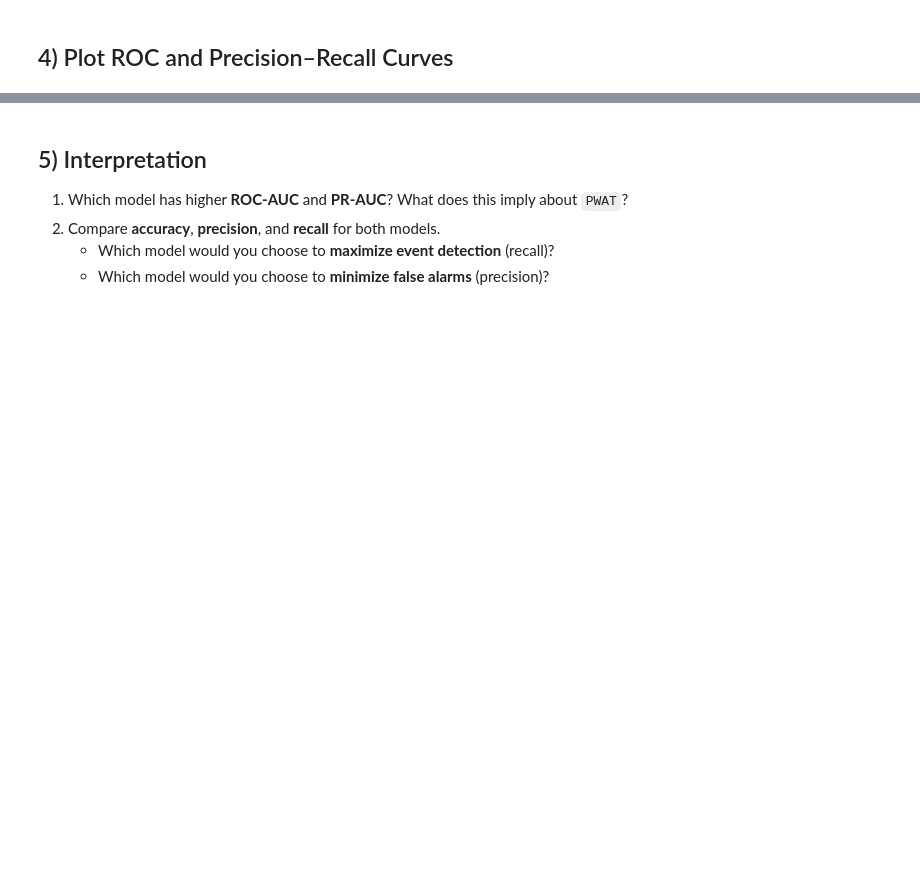
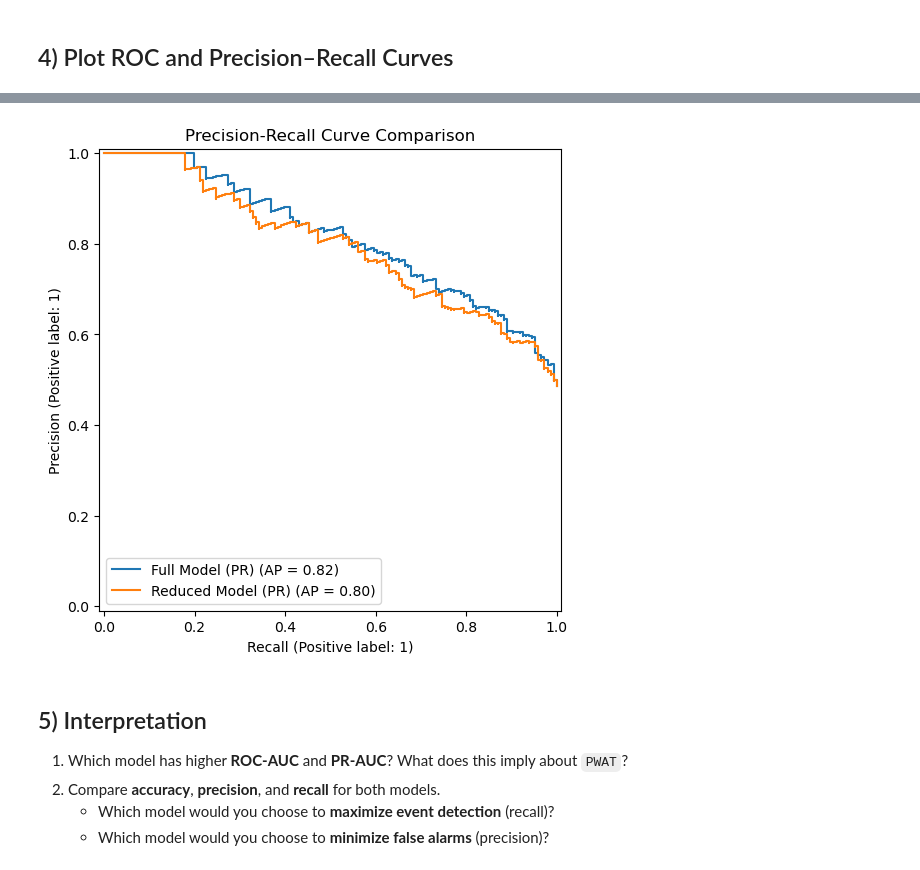
Before and after one commit to swnesbitt/ATMS-523-Module-5-Checkin, a Jupyter notebook: notebooks/LogReg_Compare_Models.ipynb, the cells around one changed output, grey strips where cells are left out. Drawn from its saved outputs; the diff is of its cells as text; code cells hidden in the pictures; blank space fills up the shorter version.

```diff
--- a/notebooks/LogReg_Compare_Models.ipynb
+++ b/notebooks/LogReg_Compare_Models.ipynb
@@ -86,3 +135,28 @@ ypred_reduced = (yprob_reduced >= thr).astype(int)
+# %%
+
+fig, ax = plt.subplots(1, 1, figsize=(6, 6))
+
+PrecisionRecallDisplay.from_estimator(
+    clf_full,
+    Xf_test,
+    yf_test,
+    name='Full Model (PR)',
+    ax=ax
+)
+
+PrecisionRecallDisplay.from_estimator(
+    clf_reduced,
+    Xr_test,
+    yr_test,
+    name='Reduced Model (PR)',
+    ax=ax
+)
+
+ax.set_title('Precision-Recall Curve Comparison')
+ax.legend(loc='lower left')
+plt.show()
+# %% [output]
+[figure, added]
 # %% [markdown]
 ## 5) Interpretation
 
```
Also changed, not shown: parts of 6 cells of this notebook.
